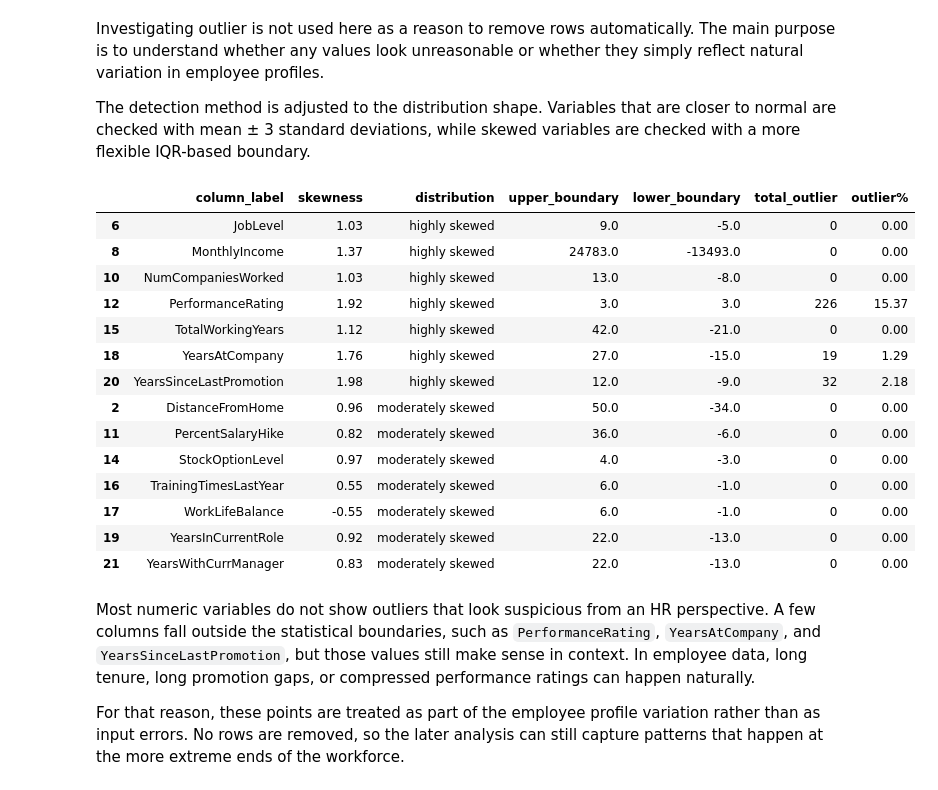
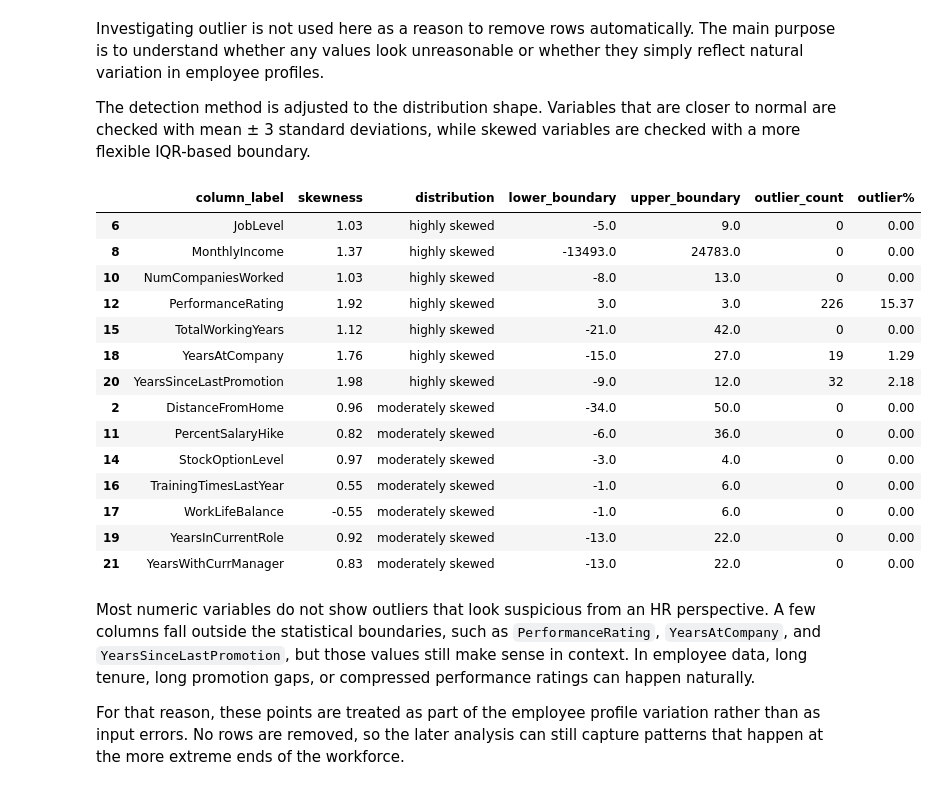
Before and after one commit to seankafka/employee-attrition-analysis, a Jupyter notebook: project-notebooks/employee-attrition_analysis.ipynb, the cells around one changed output. Drawn from its saved outputs; the diff is of its cells as text; code cells hidden in the pictures.

```diff
--- a/project-notebooks/employee-attrition_analysis.ipynb
+++ b/project-notebooks/employee-attrition_analysis.ipynb
@@ -398,22 +411,24 @@ merged_df = pd.merge(
 # %%
 # display skewed data with potential outliers
-merged_df[merged_df['distribution'] != 'normal'].sort_values(by='distribution', ascending=True)
+skewness_outliers_df = skewness_outliers(df)
+
+skewness_outliers_df[skewness_outliers_df['distribution'] != 'normal'].sort_values(by='distribution', ascending=True)
 # %% [output]
-|  | column_label | skewness | distribution | upper_boundary | lower_boundary | total_outlier | outlier% |
-| 6 | JobLevel | 1.03 | highly skewed | 9.0 | -5.0 | 0 | 0.00 |
-| 8 | MonthlyIncome | 1.37 | highly skewed | 24783.0 | -13493.0 | 0 | 0.00 |
-| 10 | NumCompaniesWorked | 1.03 | highly skewed | 13.0 | -8.0 | 0 | 0.00 |
+|  | column_label | skewness | distribution | lower_boundary | upper_boundary | outlier_count | outlier% |
+| 6 | JobLevel | 1.03 | highly skewed | -5.0 | 9.0 | 0 | 0.00 |
+| 8 | MonthlyIncome | 1.37 | highly skewed | -13493.0 | 24783.0 | 0 | 0.00 |
+| 10 | NumCompaniesWorked | 1.03 | highly skewed | -8.0 | 13.0 | 0 | 0.00 |
 | 12 | PerformanceRating | 1.92 | highly skewed | 3.0 | 3.0 | 226 | 15.37 |
-| 15 | TotalWorkingYears | 1.12 | highly skewed | 42.0 | -21.0 | 0 | 0.00 |
-| 18 | YearsAtCompany | 1.76 | highly skewed | 27.0 | -15.0 | 19 | 1.29 |
-| 20 | YearsSinceLastPromotion | 1.98 | highly skewed | 12.0 | -9.0 | 32 | 2.18 |
-| 2 | DistanceFromHome | 0.96 | moderately skewed | 50.0 | -34.0 | 0 | 0.00 |
-| 11 | PercentSalaryHike | 0.82 | moderately skewed | 36.0 | -6.0 | 0 | 0.00 |
-| 14 | StockOptionLevel | 0.97 | moderately skewed | 4.0 | -3.0 | 0 | 0.00 |
-| 16 | TrainingTimesLastYear | 0.55 | moderately skewed | 6.0 | -1.0 | 0 | 0.00 |
-| 17 | WorkLifeBalance | -0.55 | moderately skewed | 6.0 | -1.0 | 0 | 0.00 |
-| 19 | YearsInCurrentRole | 0.92 | moderately skewed | 22.0 | -13.0 | 0 | 0.00 |
-| 21 | YearsWithCurrManager | 0.83 | moderately skewed | 22.0 | -13.0 | 0 | 0.00 |
+| 15 | TotalWorkingYears | 1.12 | highly skewed | -21.0 | 42.0 | 0 | 0.00 |
+| 18 | YearsAtCompany | 1.76 | highly skewed | -15.0 | 27.0 | 19 | 1.29 |
+| 20 | YearsSinceLastPromotion | 1.98 | highly skewed | -9.0 | 12.0 | 32 | 2.18 |
+| 2 | DistanceFromHome | 0.96 | moderately skewed | -34.0 | 50.0 | 0 | 0.00 |
+| 11 | PercentSalaryHike | 0.82 | moderately skewed | -6.0 | 36.0 | 0 | 0.00 |
+| 14 | StockOptionLevel | 0.97 | moderately skewed | -3.0 | 4.0 | 0 | 0.00 |
+| 16 | TrainingTimesLastYear | 0.55 | moderately skewed | -1.0 | 6.0 | 0 | 0.00 |
+| 17 | WorkLifeBalance | -0.55 | moderately skewed | -1.0 | 6.0 | 0 | 0.00 |
+| 19 | YearsInCurrentRole | 0.92 | moderately skewed | -13.0 | 22.0 | 0 | 0.00 |
+| 21 | YearsWithCurrManager | 0.83 | moderately skewed | -13.0 | 22.0 | 0 | 0.00 |
 # %% [markdown]
 Most numeric variables do not show outliers that look suspicious from an HR perspective. A few columns fall outside the statistical boundaries, such as `PerformanceRating`, `YearsAtCompany`, and `YearsSinceLastPromotion`, but those values still make sense in context. In employee data, long tenure, long promotion gaps, or compressed performance ratings can happen naturally.
 
```
Also changed, not shown: parts of 8 cells of this notebook.
